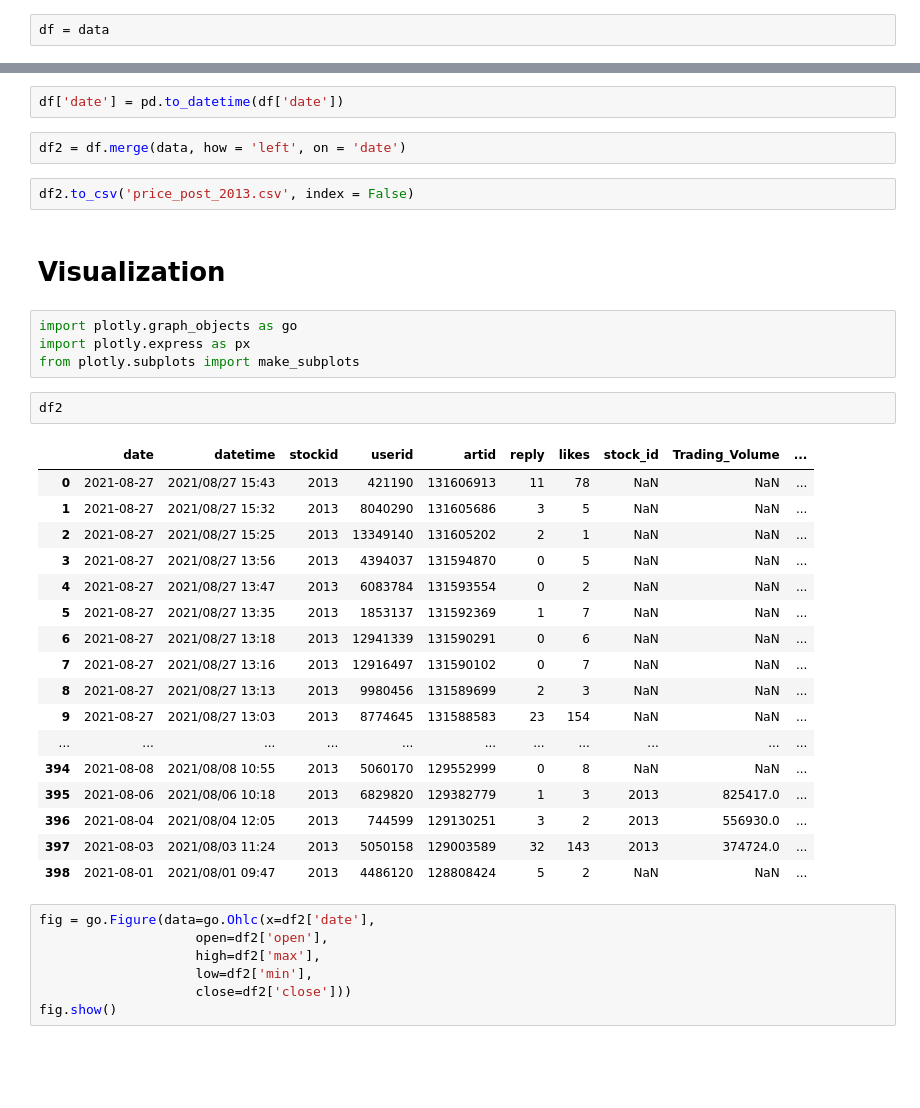
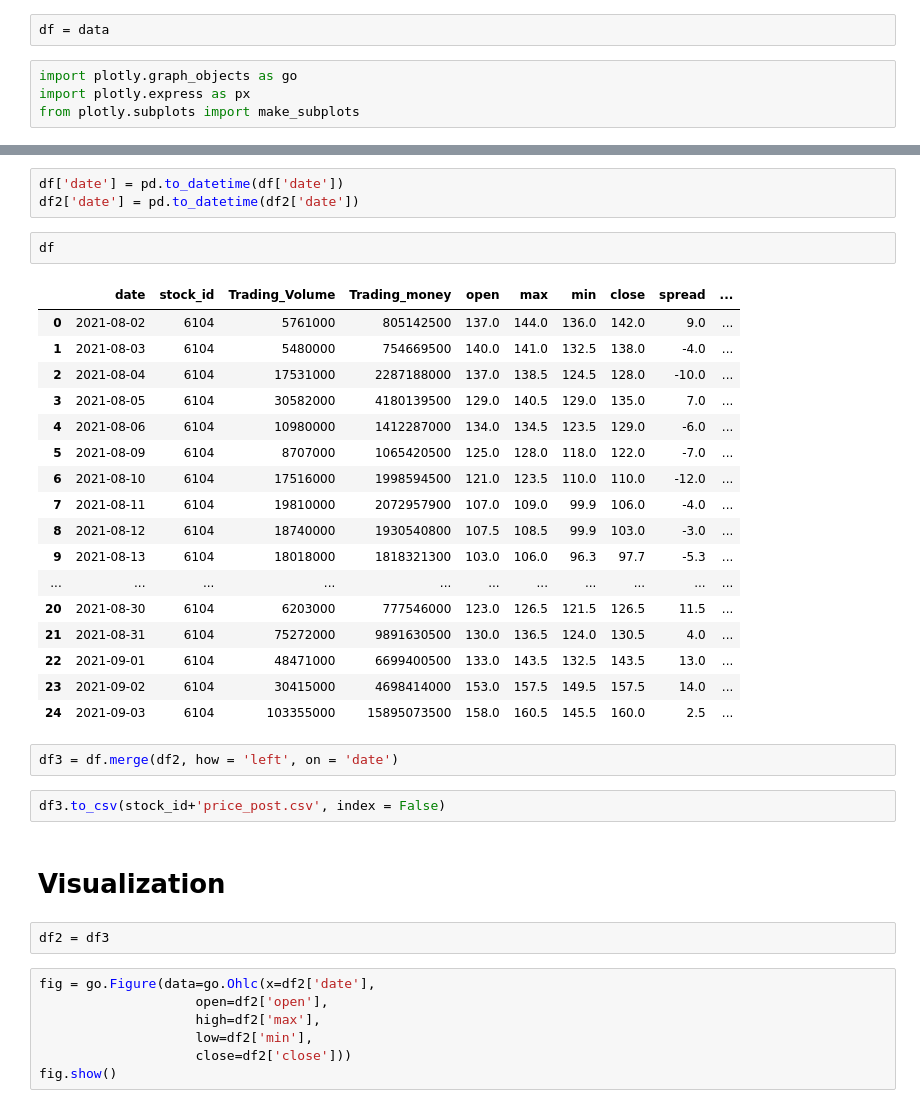
Before and after one commit to NTU-Sherlock/Stock_price, a Jupyter notebook: CMoney_Popular_Stock_scrapping.ipynb, the cells around one changed output, grey strips where cells are left out. Cells and saved outputs as stored; diff of their text form; blank space fills up the shorter version.

```diff
--- a/CMoney_Popular_Stock_scrapping.ipynb
+++ b/CMoney_Popular_Stock_scrapping.ipynb
@@ -185,6 +186,10 @@ data
 data['date'] =  pd.to_datetime(data['date'])
 # %%
 df = data
+# %%
+import plotly.graph_objects as go
+import plotly.express as px
+from plotly.subplots import make_subplots
 # %%
 fig = go.Figure(data=go.Ohlc(x=df['date'],
                     open=df['open'],
@@ -197,36 +202,35 @@ fig.show()
 [interactive output not drawn]
 # %%
 df['date'] = pd.to_datetime(df['date'])
+df2['date'] = pd.to_datetime(df2['date'])
+# %%
+df
+# %% [output]
+|  | date | stock_id | Trading_Volume | Trading_money | open | max | min | close | spread | ... |
+| 0 | 2021-08-02 | 6104 | 5761000 | 805142500 | 137.0 | 144.0 | 136.0 | 142.0 | 9.0 | ... |
+| 1 | 2021-08-03 | 6104 | 5480000 | 754669500 | 140.0 | 141.0 | 132.5 | 138.0 | -4.0 | ... |
+| 2 | 2021-08-04 | 6104 | 17531000 | 2287188000 | 137.0 | 138.5 | 124.5 | 128.0 | -10.0 | ... |
+| 3 | 2021-08-05 | 6104 | 30582000 | 4180139500 | 129.0 | 140.5 | 129.0 | 135.0 | 7.0 | ... |
+| 4 | 2021-08-06 | 6104 | 10980000 | 1412287000 | 134.0 | 134.5 | 123.5 | 129.0 | -6.0 | ... |
+| 5 | 2021-08-09 | 6104 | 8707000 | 1065420500 | 125.0 | 128.0 | 118.0 | 122.0 | -7.0 | ... |
+| 6 | 2021-08-10 | 6104 | 17516000 | 1998594500 | 121.0 | 123.5 | 110.0 | 110.0 | -12.0 | ... |
+| 7 | 2021-08-11 | 6104 | 19810000 | 2072957900 | 107.0 | 109.0 | 99.9 | 106.0 | -4.0 | ... |
+| 8 | 2021-08-12 | 6104 | 18740000 | 1930540800 | 107.5 | 108.5 | 99.9 | 103.0 | -3.0 | ... |
+| 9 | 2021-08-13 | 6104 | 18018000 | 1818321300 | 103.0 | 106.0 | 96.3 | 97.7 | -5.3 | ... |
+| ... | ... | ... | ... | ... | ... | ... | ... | ... | ... | ... |
+| 20 | 2021-08-30 | 6104 | 6203000 | 777546000 | 123.0 | 126.5 | 121.5 | 126.5 | 11.5 | ... |
+| 21 | 2021-08-31 | 6104 | 75272000 | 9891630500 | 130.0 | 136.5 | 124.0 | 130.5 | 4.0 | ... |
+| 22 | 2021-09-01 | 6104 | 48471000 | 6699400500 | 133.0 | 143.5 | 132.5 | 143.5 | 13.0 | ... |
+| 23 | 2021-09-02 | 6104 | 30415000 | 4698414000 | 153.0 | 157.5 | 149.5 | 157.5 | 14.0 | ... |
+| 24 | 2021-09-03 | 6104 | 103355000 | 15895073500 | 158.0 | 160.5 | 145.5 | 160.0 | 2.5 | ... |
 # %%
-df2 = df.merge(data, how = 'left', on = 'date')
+df3 = df.merge(df2, how = 'left', on = 'date')
 # %%
-df2.to_csv('price_post_2013.csv', index = False)
+df3.to_csv(stock_id+'price_post.csv', index = False)
 # %% [markdown]
 # Visualization
-# %%
-import plotly.graph_objects as go
-import plotly.express as px
-from plotly.subplots import make_subplots
 # %%
-df2
+df2 = df3
-# %% [output]
-|  | date | datetime | stockid | userid | artid | reply | likes | stock_id | Trading_Volume | ... |
-| 0 | 2021-08-27 | 2021/08/27 15:43 | 2013 | 421190 | 131606913 | 11 | 78 | NaN | NaN | ... |
-| 1 | 2021-08-27 | 2021/08/27 15:32 | 2013 | 8040290 | 131605686 | 3 | 5 | NaN | NaN | ... |
-| 2 | 2021-08-27 | 2021/08/27 15:25 | 2013 | 13349140 | 131605202 | 2 | 1 | NaN | NaN | ... |
-| 3 | 2021-08-27 | 2021/08/27 13:56 | 2013 | 4394037 | 131594870 | 0 | 5 | NaN | NaN | ... |
-| 4 | 2021-08-27 | 2021/08/27 13:47 | 2013 | 6083784 | 131593554 | 0 | 2 | NaN | NaN | ... |
-| 5 | 2021-08-27 | 2021/08/27 13:35 | 2013 | 1853137 | 131592369 | 1 | 7 | NaN | NaN | ... |
-| 6 | 2021-08-27 | 2021/08/27 13:18 | 2013 | 12941339 | 131590291 | 0 | 6 | NaN | NaN | ... |
-| 7 | 2021-08-27 | 2021/08/27 13:16 | 2013 | 12916497 | 131590102 | 0 | 7 | NaN | NaN | ... |
-| 8 | 2021-08-27 | 2021/08/27 13:13 | 2013 | 9980456 | 131589699 | 2 | 3 | NaN | NaN | ... |
-| 9 | 2021-08-27 | 2021/08/27 13:03 | 2013 | 8774645 | 131588583 | 23 | 154 | NaN | NaN | ... |
-| ... | ... | ... | ... | ... | ... | ... | ... | ... | ... | ... |
-| 394 | 2021-08-08 | 2021/08/08 10:55 | 2013 | 5060170 | 129552999 | 0 | 8 | NaN | NaN | ... |
-| 395 | 2021-08-06 | 2021/08/06 10:18 | 2013 | 6829820 | 129382779 | 1 | 3 | 2013 | 825417.0 | ... |
-| 396 | 2021-08-04 | 2021/08/04 12:05 | 2013 | 744599 | 129130251 | 3 | 2 | 2013 | 556930.0 | ... |
-| 397 | 2021-08-03 | 2021/08/03 11:24 | 2013 | 5050158 | 129003589 | 32 | 143 | 2013 | 374724.0 | ... |
-| 398 | 2021-08-01 | 2021/08/01 09:47 | 2013 | 4486120 | 128808424 | 5 | 2 | NaN | NaN | ... |
 # %%
 fig = go.Figure(data=go.Ohlc(x=df2['date'],
                     open=df2['open'],
```
Also changed, not shown: parts of 14 cells of this notebook.
